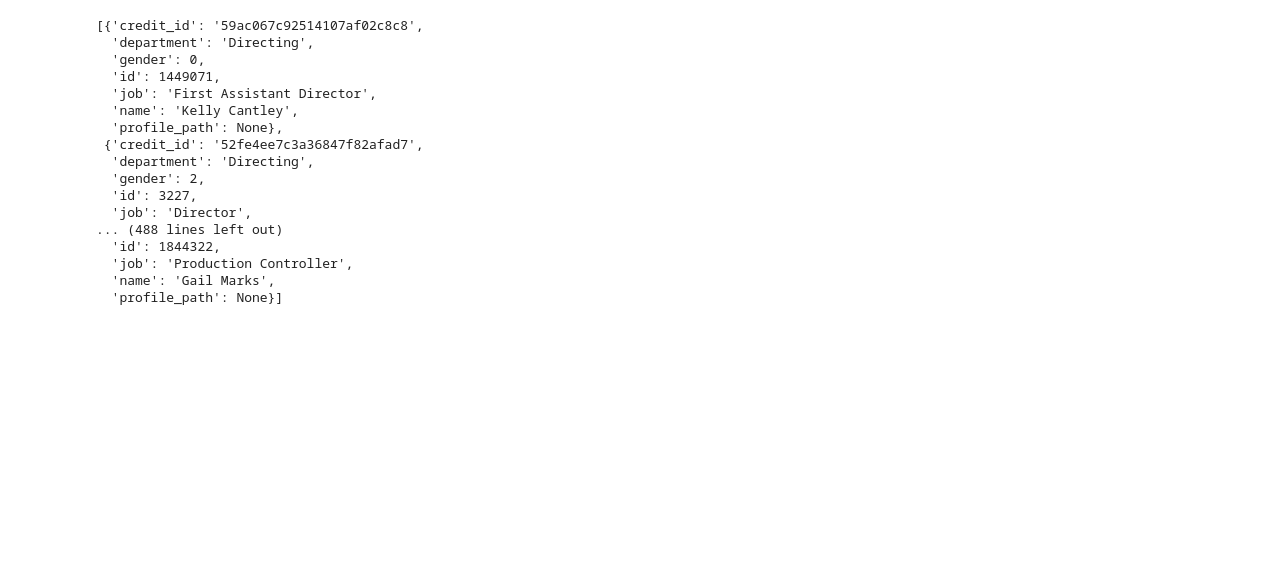
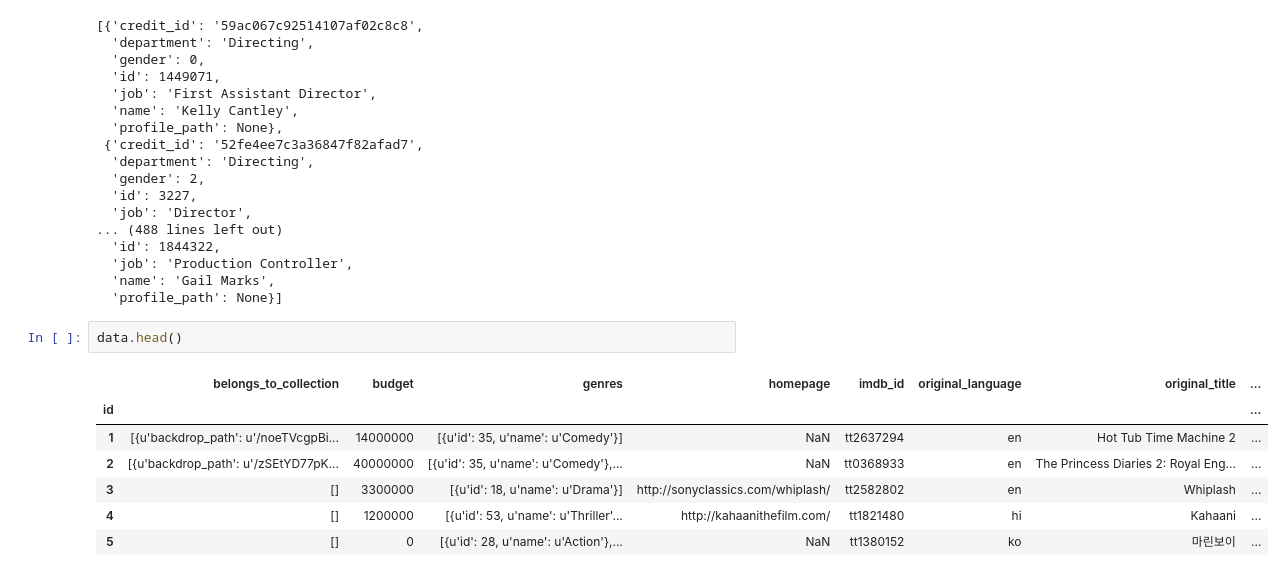
Before and after one commit to AmazingSean/kaggle_box_office, a Jupyter notebook: box_office_pred/src/EDA_FE.ipynb, the cells around one changed output. Drawn from its saved outputs; the diff is of its cells as text; blank space fills up the shorter version.

```diff
--- a/box_office_pred/src/EDA_FE.ipynb
+++ b/box_office_pred/src/EDA_FE.ipynb
@@ -286,3 +286,13 @@ data['crew'].head()[1]
   'job': 'Production Controller',
   'name': 'Gail Marks',
   'profile_path': None}]
+# %%
+data.head()
+# %% [output]
+|  | belongs_to_collection | budget | genres | homepage | imdb_id | original_language | original_title | ... |
+| id |  |  |  |  |  |  |  | ... |
+| 1 | [{u'backdrop_path': u'/noeTVcgpBi... | 14000000 | [{u'id': 35, u'name': u'Comedy'}] | NaN | tt2637294 | en | Hot Tub Time Machine 2 | ... |
+| 2 | [{u'backdrop_path': u'/zSEtYD77pK... | 40000000 | [{u'id': 35, u'name': u'Comedy'},... | NaN | tt0368933 | en | The Princess Diaries 2: Royal Eng... | ... |
+| 3 | [] | 3300000 | [{u'id': 18, u'name': u'Drama'}] | http://sonyclassics.com/whiplash/ | tt2582802 | en | Whiplash | ... |
+| 4 | [] | 1200000 | [{u'id': 53, u'name': u'Thriller'... | http://kahaanithefilm.com/ | tt1821480 | hi | Kahaani | ... |
+| 5 | [] | 0 | [{u'id': 28, u'name': u'Action'},... | NaN | tt1380152 | ko | 마린보이 | ... |
```
Also changed, not shown: parts of 18 cells of this notebook.
